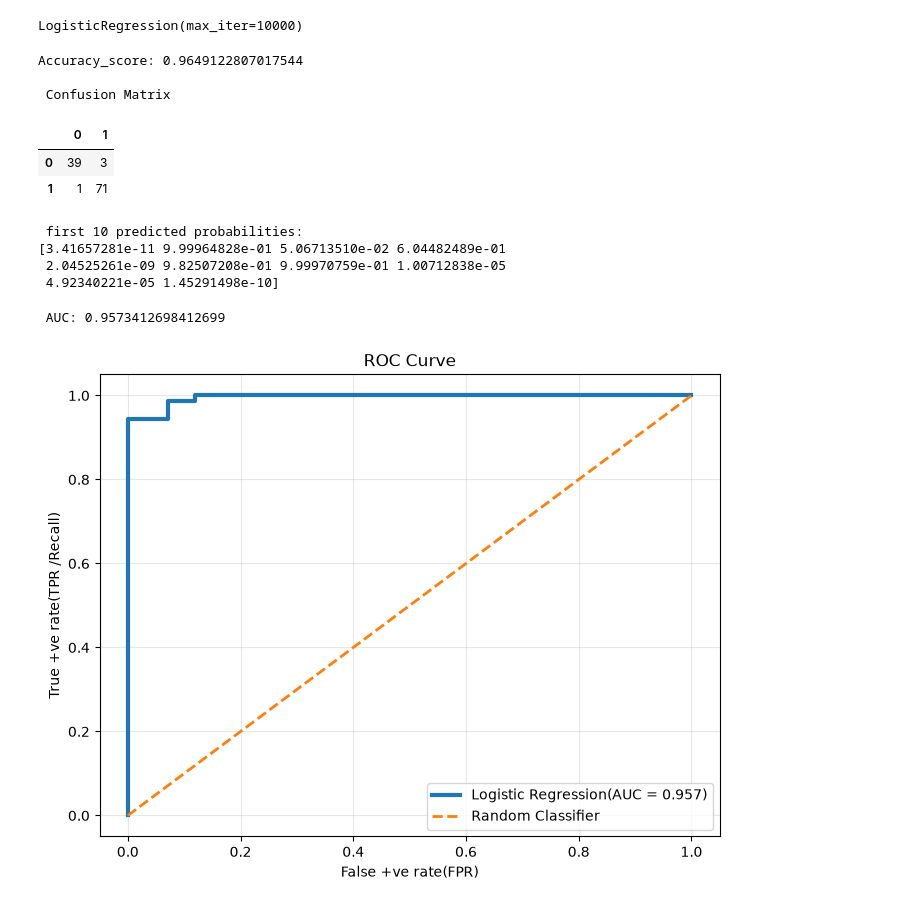
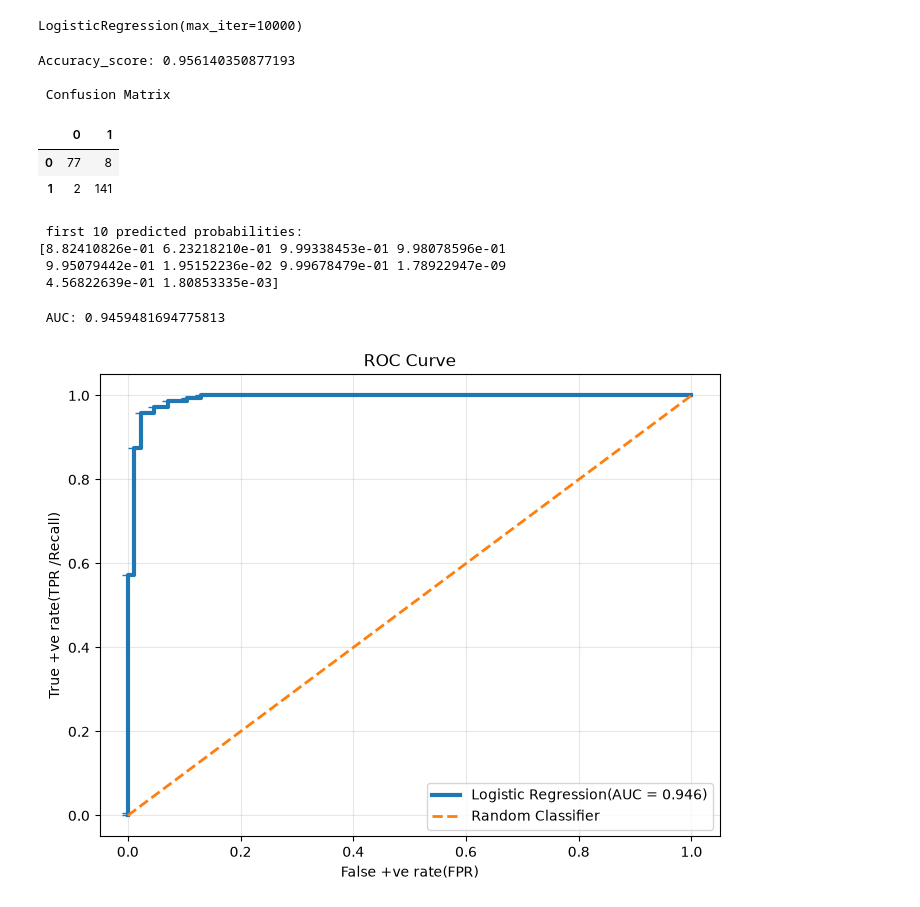
Before and after one commit to kashu9313161/machine_learning, a Jupyter notebook: notebooks/ROC-AUC/Untitled.ipynb, the cells around one changed output. Saved outputs shown, nothing was run; the diff lists cells and outputs as text; code cells hidden in the pictures.

Commit message:
ROC-AUC_ROC Curve

```diff
--- a/notebooks/ROC-AUC/Untitled.ipynb
+++ b/notebooks/ROC-AUC/Untitled.ipynb
@@ -21,7 +49,7 @@ y.shape
 # %% [output]
 (569,)
 # %%
-X_train,X_test,y_train,y_test = train_test_split(X, y, test_size =0.2,random_state=42, stratify = y)
+X_train,X_test,y_train,y_test = train_test_split(X, y, test_size =0.4,random_state=42, stratify = y)
 
 # strstify = Split the data while maintaining the class ratio.
 # %%
@@ -36,12 +64,12 @@ print("Accuracy_score:" , accuracy_score(y_test,y_pred))
 print("\n Confusion Matrix")
 pd.DataFrame(confusion_matrix(y_test,y_pred))
 # %% [output]
-Accuracy_score: 0.9649122807017544
+Accuracy_score: 0.956140350877193
 
  Confusion Matrix
 |  | 0 | 1 |
-| 0 | 39 | 3 |
-| 1 | 1 | 71 |
+| 0 | 77 | 8 |
+| 1 | 2 | 141 |
 # %%
 #  Get Probability
 y_prob = clf.predict_proba(X_test)[:,1]
@@ -49,9 +77,9 @@ print("\n first 10 predicted probabilities:")
 print(y_prob[:10])
 # %% [output]
  first 10 predicted probabilities:
-[3.41657281e-11 9.99964828e-01 5.06713510e-02 6.04482489e-01
- 2.04525261e-09 9.82507208e-01 9.99970759e-01 1.00712838e-05
- 4.92340221e-05 1.45291498e-10]
+[8.82410826e-01 6.23218210e-01 9.99338453e-01 9.98078596e-01
+ 9.95079442e-01 1.95152236e-02 9.99678479e-01 1.78922947e-09
+ 4.56822639e-01 1.80853335e-03]
 # %%
 # Calculate ROC curve
 fpr, tpr, thresholds = roc_curve(y_test, y_prob)
@@ -60,22 +88,22 @@ fpr, tpr, thresholds = roc_curve(y_test, y_prob)
 roc_auc = roc_auc_score(y_test,y_pred)
 print("\n AUC:", roc_auc)
 # %% [output]
- AUC: 0.9573412698412699
+ AUC: 0.9459481694775813
 # %%
 # plot ROC curve
 
 plt.figure(figsize=(8,6))
-plt.plot(fpr,tpr,linewidth=3, label=f"Logistic Regression(AUC = {roc_auc:.3f})")
+plt.plot(fpr,tpr, marker=0, markersize=4, linewidth=3, label=f"Logistic Regression(AUC = {roc_auc:.3f})")
 
 # random classifier
 plt.plot([0,1],[0,1],linestyle="--", linewidth=2, label="Random Classifier")
 
 plt.xlabel("False +ve rate(FPR)")
 plt.ylabel("True +ve rate(TPR /Recall)")
 
 plt.title("ROC Curve")
 plt.legend()
 plt.grid(alpha=0.3)
 plt.show()
 # %% [output]
-[figure, old version]
+[figure, new version]
```
Also changed, not shown: parts of 7 cells of this notebook.
